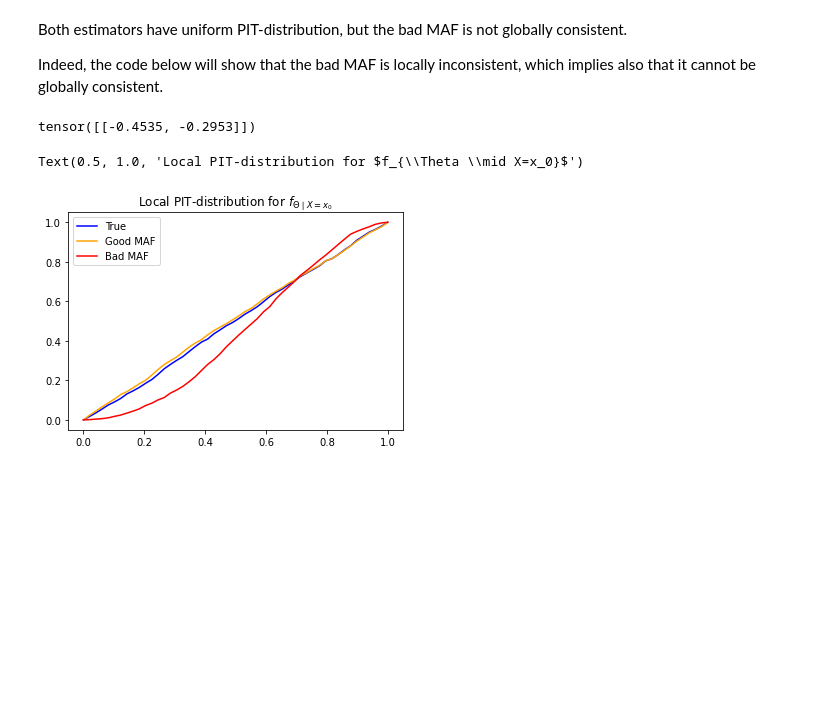
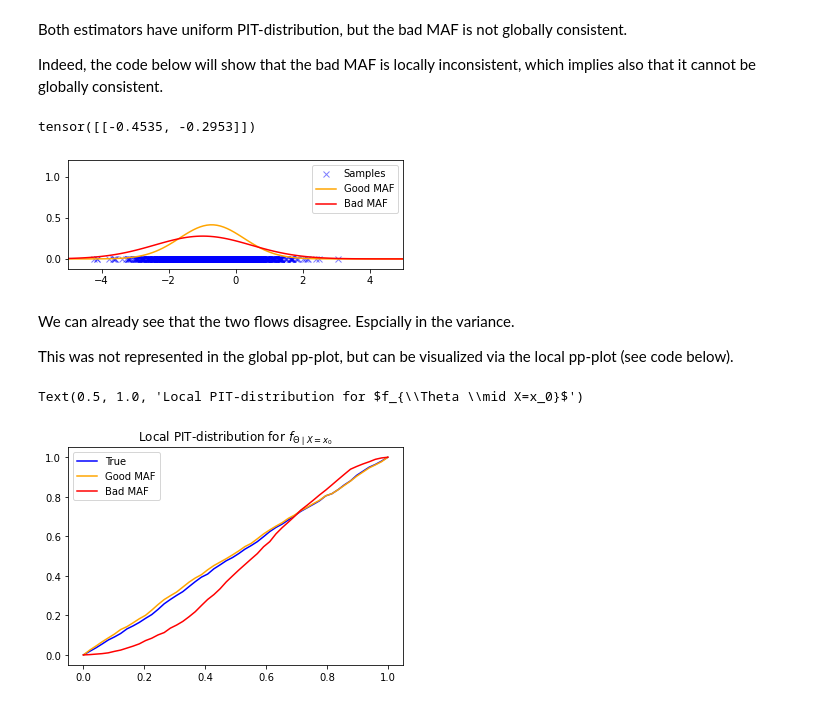
Before and after one commit to JuliaLinhart/valDiags_flows, a Jupyter notebook: PIT_for_ConditionalFlows.ipynb, the cells around one changed output. Drawn from its saved outputs; the diff is of its cells as text; code cells hidden in the pictures; blank space fills up the shorter version.

```diff
--- a/PIT_for_ConditionalFlows.ipynb
+++ b/PIT_for_ConditionalFlows.ipynb
@@ -167,6 +169,16 @@ samples_theta_x = torch.FloatTensor(norm(loc = x_0[:,0]+x_0[:,1], scale=1).rvs(2
 x_0
 # %% [output]
 tensor([[-0.4535, -0.2953]])
+# %%
+# Plot PDF of trained flows evaluated in x_0
+flows = {'Good MAF':(maf_good, x_0, 'orange'), 'Bad MAF':(maf_bad, x_0[:,0], 'red')}
+plot_pdf_1D(samples_theta_x, x_i=-5, x_f=5, flows=flows)
+# %% [output]
+[figure, added]
+# %% [markdown]
+We can already see that the two flows disagree. Espcially in the variance.
+
+This was not represented in the global pp-plot, but can be visualized via the local pp-plot (see code below).
 # %%
 # expected PIT-distribution
 Z_x = norm.cdf(samples_theta_x, loc=x_0[:,0]+x_0[:,1], scale=1) # E_X[PIT(Theta, X, f_{Theta|X})]
```
Also changed, not shown: parts of 4 cells of this notebook.
